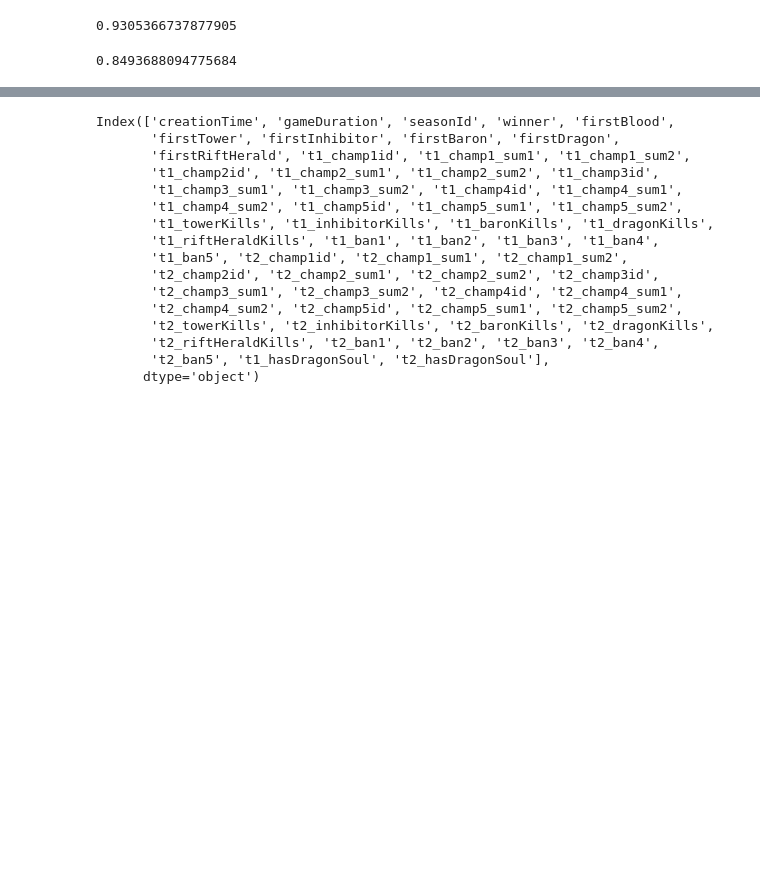
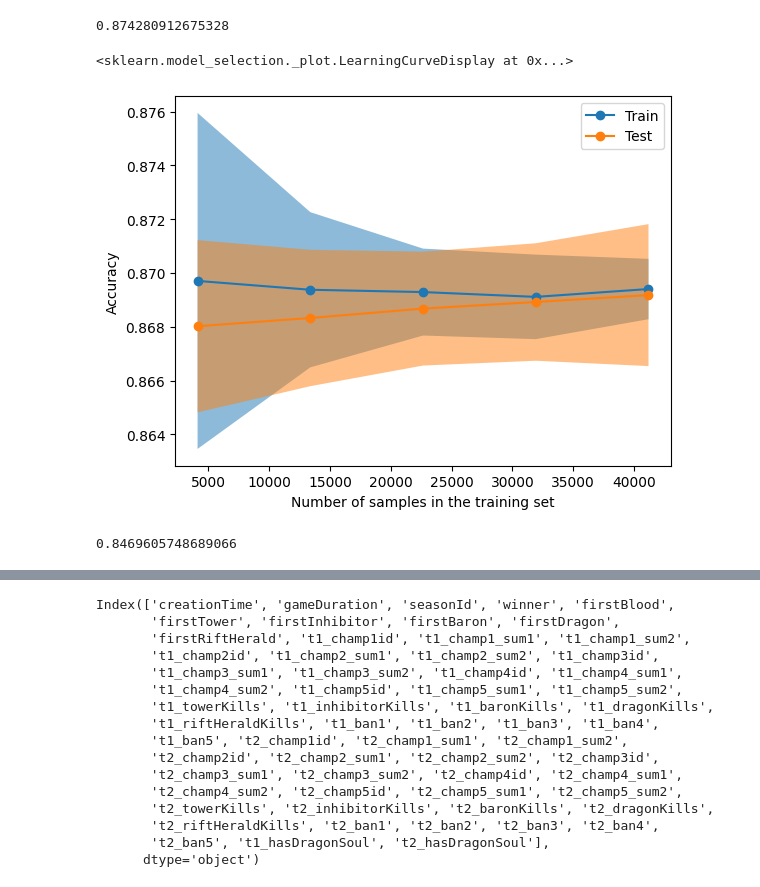
Before and after one commit to FedeDL777/DIP-Project, a Jupyter notebook: pavomain.ipynb, the cells around one changed output, grey strips where cells are left out. Drawn from its saved outputs; the diff is of its cells as text; code cells hidden in the pictures; blank space fills up the shorter version.

```diff
--- a/pavomain.ipynb
+++ b/pavomain.ipynb
@@ -102,25 +131,49 @@ from sklearn.model_selection import train_test_split
 # Naive Bayes model for predicting win based on objectives
 
 from sklearn.naive_bayes import GaussianNB
+from sklearn.metrics import f1_score
 
 model_data = games_data.copy()
 
+ternary_map = {
+    0: 0,
+    1: 1,
+    2: -1,
+}
+
 for column in columns[1:]:
-    model_data[column] = model_data[column] == 1
-    model_data[column] = model_data[column]
+    model_data[column] = model_data[column].map(ternary_map)
 
-model_columns = columns[1:] + ["t1_dragonKills", "t2_dragonKills", "t1_baronKills", "t2_baronKills", "t1_towerKills", "t2_towerKills"]
+model_columns = columns[1:] + ["t1_dragonKills", "t2_dragonKills", "t1_baronKills", "t2_baronKills"]
 
 X, y = (games_data[model_columns], games_data["winner"] == 1)
 X_train, X_test, y_train, y_test = train_test_split(X, y, test_size=0.3, random_state=0)
 win_predictor = GaussianNB()
 y_pred = win_predictor.fit(X_train, y_train).predict(X_test)
 
-# learning score e training score
-
-print((y_test == y_pred).sum() / len(X_test))
+f1_score(y_test, y_pred)
 # %% [output]
-0.9305366737877905
+0.874280912675328
+# %%
+from sklearn.model_selection import LearningCurveDisplay, ShuffleSplit
+
+# learning score e training score
+
+LearningCurveDisplay.from_estimator(
+    win_predictor,
+    X = X,
+    y = y,
+    train_sizes = np.linspace(0.1, 1.0, 5),
+    cv = ShuffleSplit(n_splits=25, test_size=0.2, random_state=0),
+    score_type = "both",
+    n_jobs = 4,
+    line_kw = {"marker": "o"},
+    std_display_style = "fill_between",
+    score_name = "Accuracy",
+)
+# %% [output]
+<sklearn.model_selection._plot.LearningCurveDisplay at 0x...>
+[figure, added]
 # %%
 # Bernoulli Naive Bayes for predicting win based on first objectives
 
@@ -128,6 +181,9 @@ from sklearn.naive_bayes import BernoulliNB
 
 model_columns = columns[1:]
 
+for column in model_columns:
+    model_data[column] = model_data[column] == 1
+
 X, y = (model_data[model_columns], model_data["winner"] == 1)
 X_train, X_test, y_train, y_test = train_test_split(X, y, test_size=0.5, random_state=0)
 win_predictor = BernoulliNB()
@@ -135,4 +191,4 @@ y_pred = win_predictor.fit(X_train, y_train).predict(X_test)
 
 print((y_test == y_pred).sum() / len(X_test))
 # %% [output]
-0.8493688094775684
+0.8469605748689066
```
Also changed, not shown: parts of 4 cells of this notebook, 1 other file.
